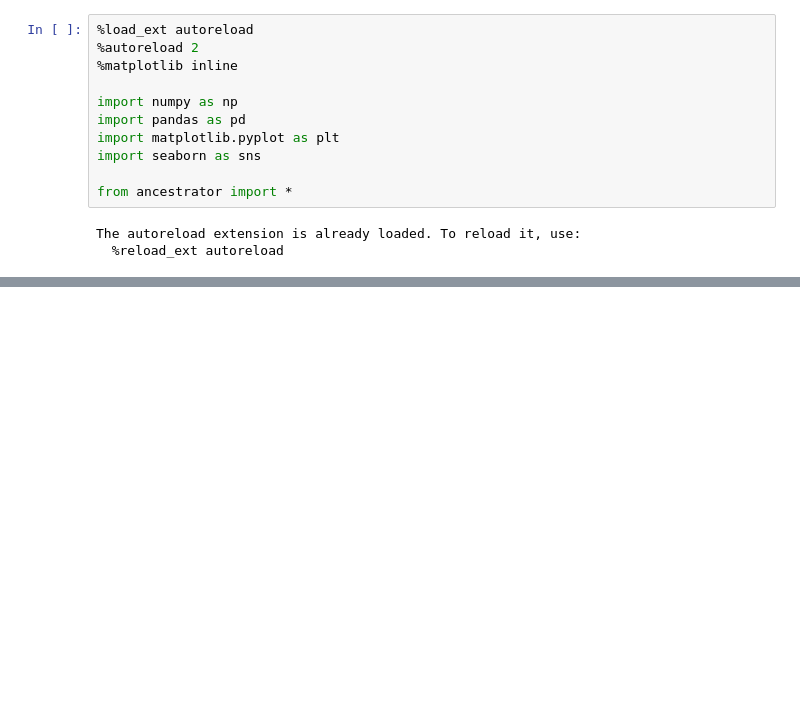
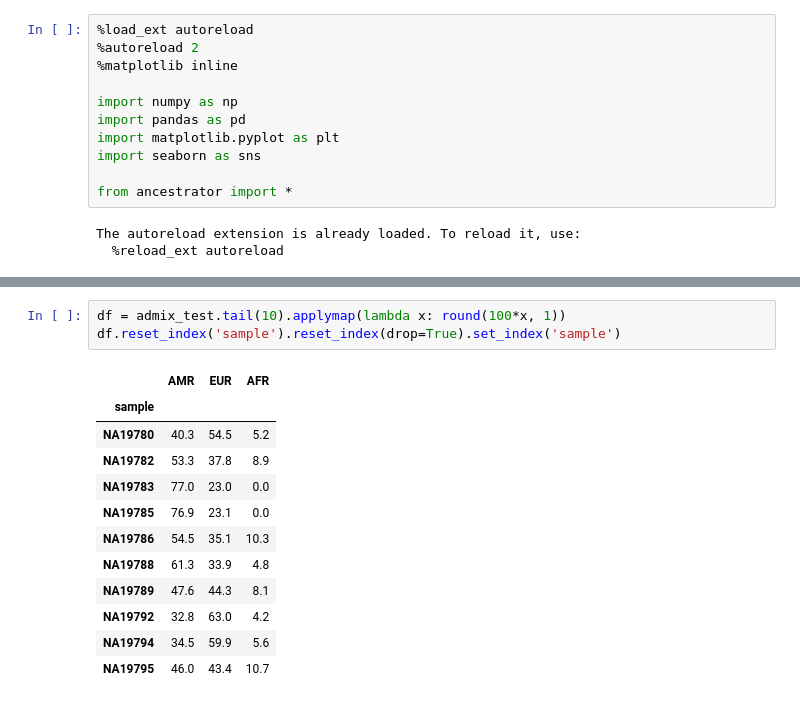
Before and after one commit to jmberros/ancestrator, a Jupyter notebook: admixture.ipynb, the cells around one changed output, grey strips where cells are left out. Drawn from its saved outputs; the diff is of its cells as text; blank space fills up the shorter version.

```diff
--- a/admixture.ipynb
+++ b/admixture.ipynb
@@ -64,0 +89,16 @@ TernaryAxesSubplot: 8755779238590
+# %%
+df = admix_test.tail(10).applymap(lambda x: round(100*x, 1))
+df.reset_index('sample').reset_index(drop=True).set_index('sample')
+# %% [output]
+|  | AMR | EUR | AFR |
+| sample |  |  |  |
+| NA19780 | 40.3 | 54.5 | 5.2 |
+| NA19782 | 53.3 | 37.8 | 8.9 |
+| NA19783 | 77.0 | 23.0 | 0.0 |
+| NA19785 | 76.9 | 23.1 | 0.0 |
+| NA19786 | 54.5 | 35.1 | 10.3 |
+| NA19788 | 61.3 | 33.9 | 4.8 |
+| NA19789 | 47.6 | 44.3 | 8.1 |
+| NA19792 | 32.8 | 63.0 | 4.2 |
+| NA19794 | 34.5 | 59.9 | 5.6 |
+| NA19795 | 46.0 | 43.4 | 10.7 |
```
Also changed, not shown: parts of 6 cells of this notebook, 4 other files.
